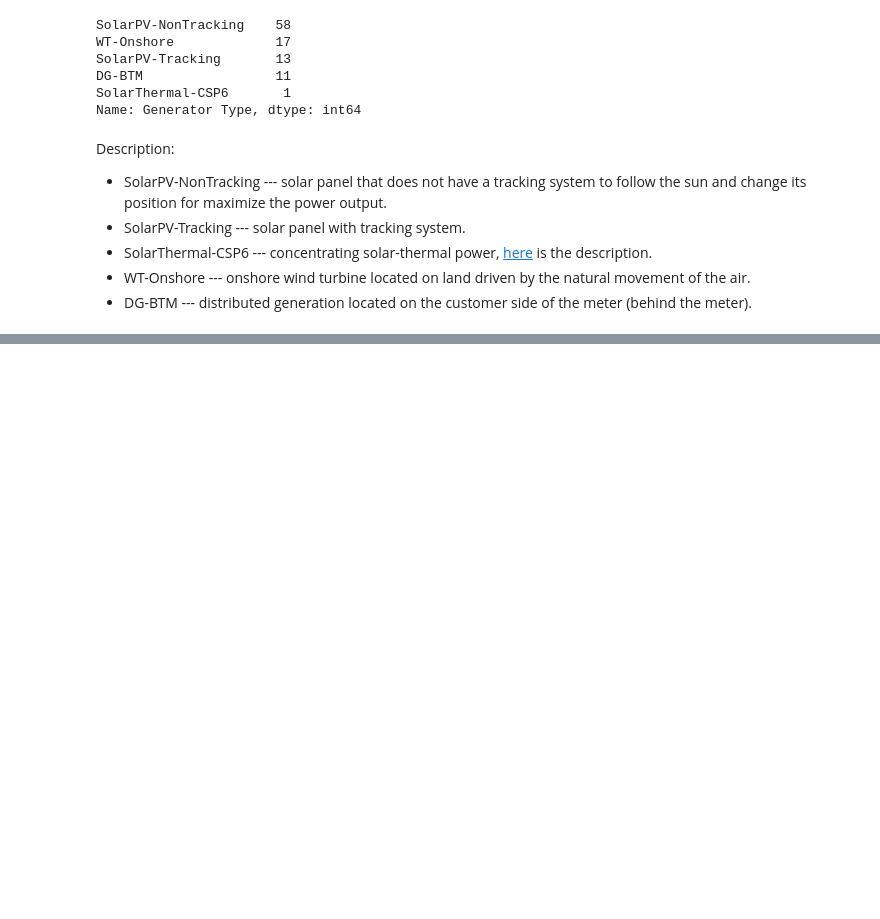
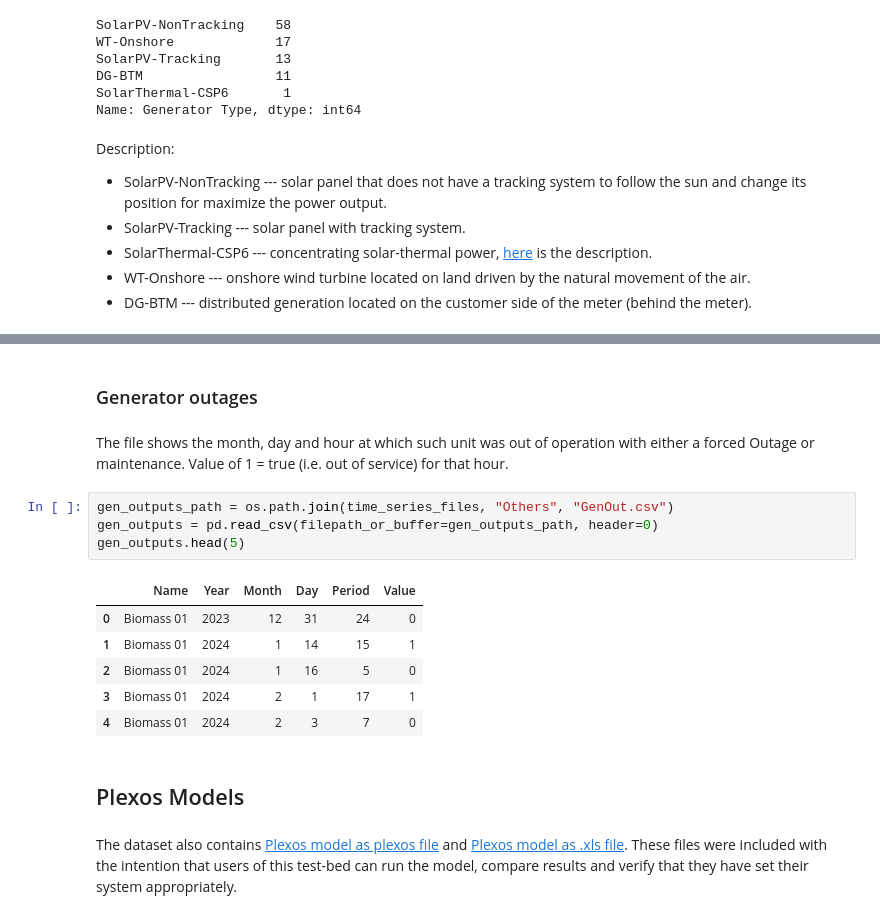
Before and after one commit to evgenytsydenov/ieee118_power_flow_data, a Jupyter notebook: notebooks/explore_nrel118_data.ipynb, the cells around one changed output, grey strips where cells are left out. Drawn from its saved outputs; the diff is of its cells as text; blank space fills up the shorter version.

```diff
--- a/notebooks/observe_nrel118_data.ipynb
+++ b/notebooks/explore_nrel118_data.ipynb
@@ -329,0 +455,19 @@ hydro[hydro["Generator"].isin(["Hydro 36", "Hydro 37", "Hydro 38", "Hydro 39"])]
+# %% [markdown]
+### Generator outages
+# %% [markdown]
+The file shows the month, day and hour at which such unit was out of operation with either a forced Outage or maintenance. Value of 1 = true (i.e. out of service) for that hour.
+# %%
+gen_outputs_path = os.path.join(time_series_files, "Others", "GenOut.csv")
+gen_outputs = pd.read_csv(filepath_or_buffer=gen_outputs_path, header=0)
+gen_outputs.head(5)
+# %% [output]
+|  | Name | Year | Month | Day | Period | Value |
+| 0 | Biomass 01 | 2023 | 12 | 31 | 24 | 0 |
+| 1 | Biomass 01 | 2024 | 1 | 14 | 15 | 1 |
+| 2 | Biomass 01 | 2024 | 1 | 16 | 5 | 0 |
+| 3 | Biomass 01 | 2024 | 2 | 1 | 17 | 1 |
+| 4 | Biomass 01 | 2024 | 2 | 3 | 7 | 0 |
+# %% [markdown]
+## Plexos Models
+# %% [markdown]
+The dataset also contains [Plexos model as plexos file](../data/raw/nrel118/mti-118-mt-da-rt-da-rt-reserves-all-generators.xml) and [Plexos model as .xls file](../data/raw/nrel118/plexos-export.xls). These files were included with the intention that users of this test-bed can run the model, compare results and verify that they have set their system appropriately.
```
Also changed, not shown: parts of 43 cells of this notebook.
